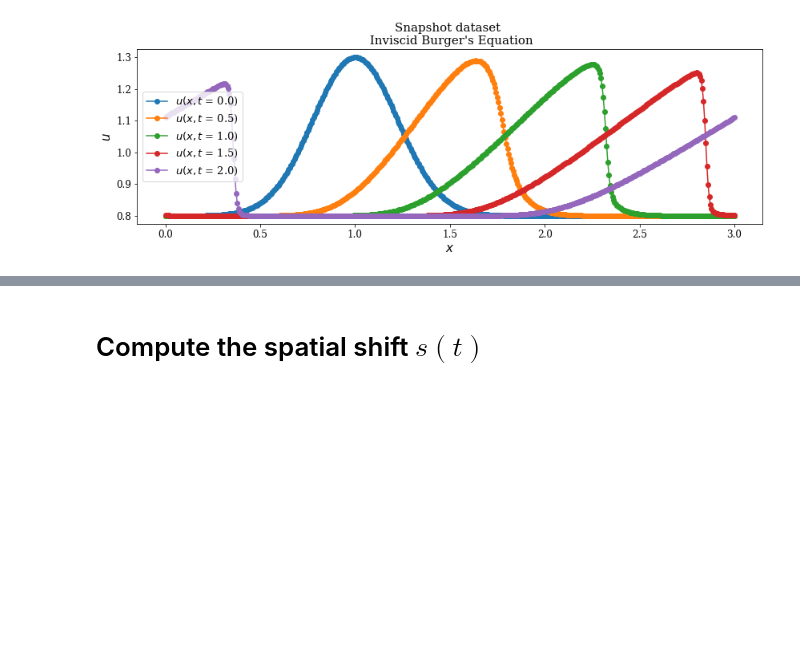
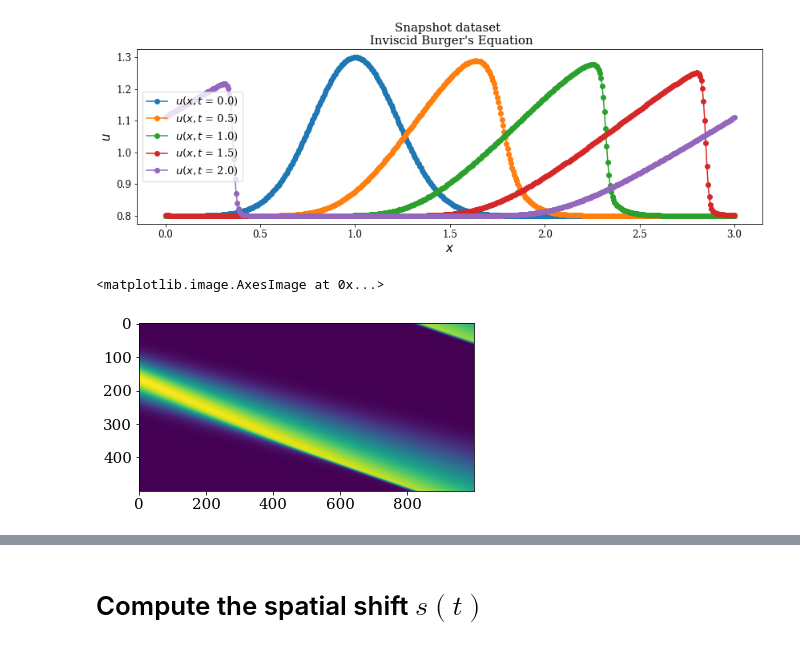
Before and after one commit to opaliss/Space-Weather-ROM, a Jupyter notebook: Burgers/ROM-New-Shift-Approach-Burgers-Eq-Quadratic-Form.ipynb, the cells around one changed output, grey strips where cells are left out. Cells and saved outputs as stored; diff of their text form; code cells hidden in the pictures; blank space fills up the shorter version.

```diff
--- a/Burgers/ROM-New-Shift-Approach-Burgers-Eq-Quadratic-Form.ipynb
+++ b/Burgers/ROM-New-Shift-Approach-Burgers-Eq-Quadratic-Form.ipynb
@@ -226,3 +222,8 @@ _ = ax.set_title("Snapshot dataset \n Inviscid Burger's Equation", fontsize=15)
 _ = ax.legend()
 # %% [output]
 [figure]
+# %%
+plt.imshow(U_sol)
+# %% [output]
+<matplotlib.image.AxesImage at 0x...>
+[figure, added]
```
Also changed, not shown: parts of 5 cells of this notebook, 16 other files.
